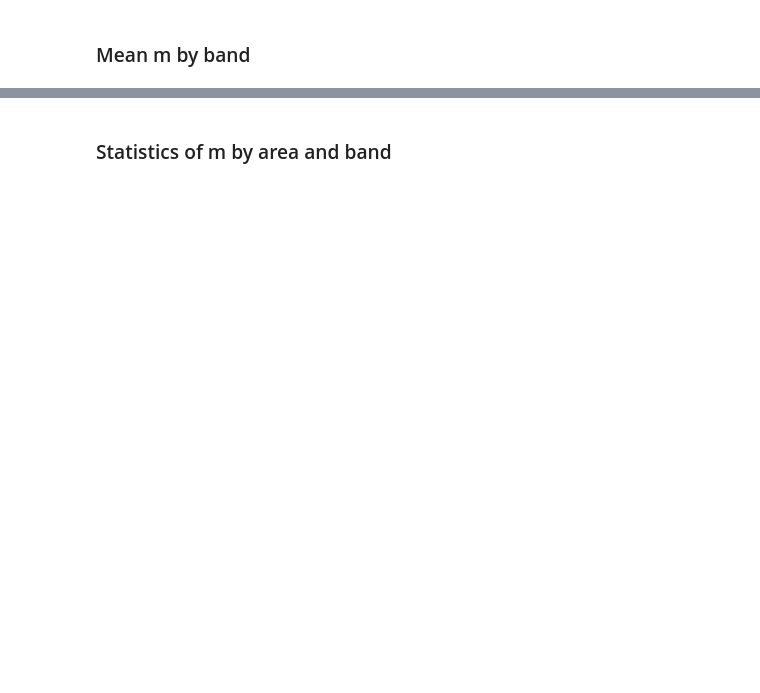
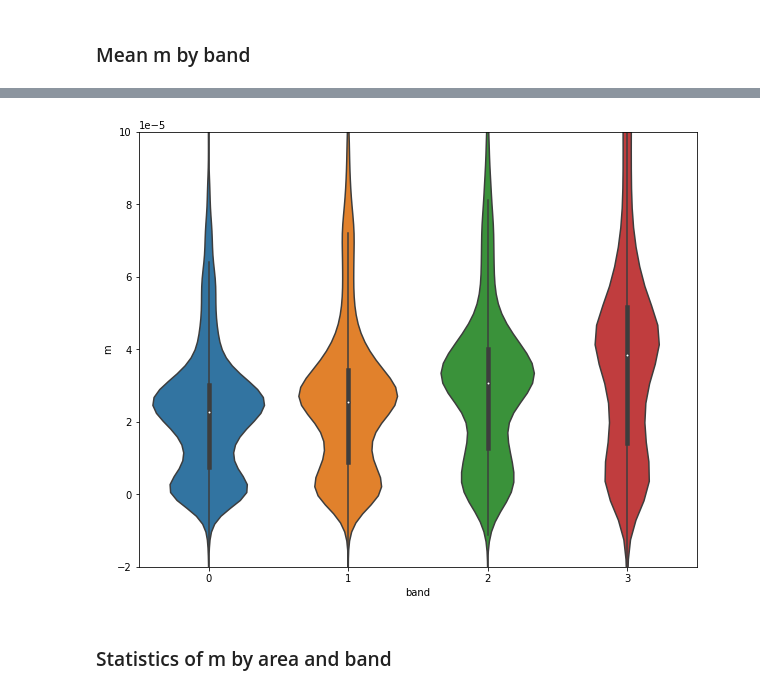
Before and after one commit to EarthObservation/satimagets, a Jupyter notebook: Analyse PS S2 correlations.ipynb, the cells around one changed output, grey strips where cells are left out. Cells and saved outputs as stored; diff of their text form; code cells hidden in the pictures; blank space fills up the shorter version.

Commit message:
Update violin plots

```diff
--- a/Analyse PS S2 correlations.ipynb
+++ b/Analyse PS S2 correlations.ipynb
@@ -187,6 +272,10 @@ ax.legend().set_visible(False)
 # %%
 # Create violin plot
 sns.violinplot(data=corr_sub_df, x="band", y="m")
+plt.ylim(-0.00002, 0.0001)
+plt.show()
+# %% [output]
+[figure, added]
 # %% [markdown]
 ### Statistics of m by area and band
 # %%
```
Also changed, not shown: parts of 24 cells of this notebook.
